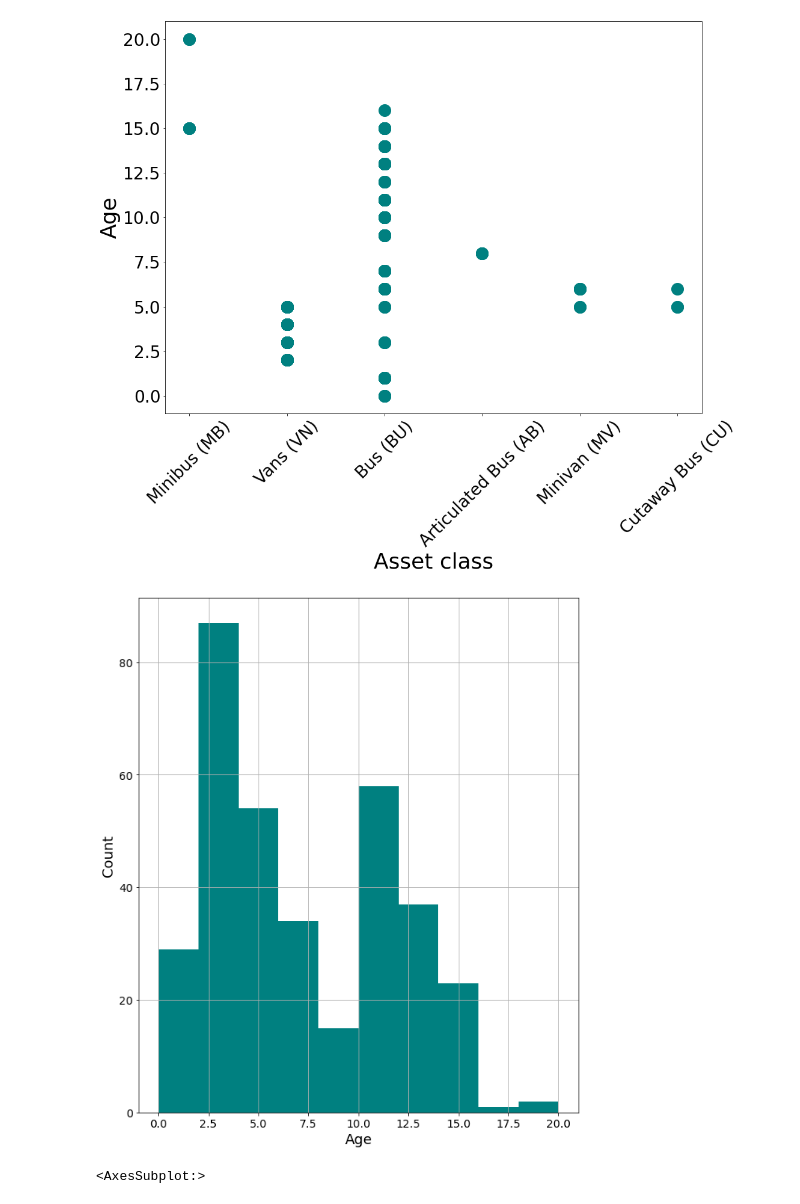
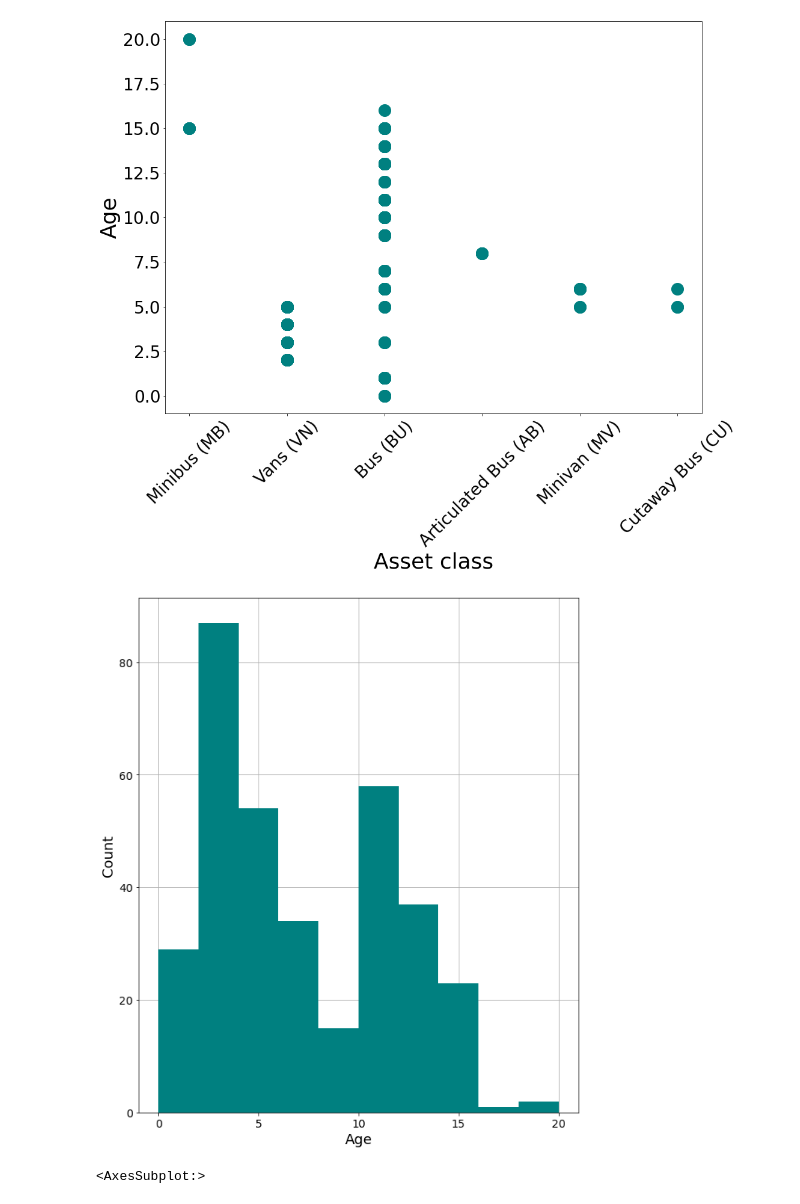
Before and after one commit to narslab/transit-electrification-futures, a Jupyter notebook: bin/jupyter/vehicles.ipynb, the cells around one changed output. Drawn from its saved outputs; the diff is of its cells as text; code cells hidden in the pictures.

```diff
--- a/bin/jupyter/vehicles.ipynb
+++ b/bin/jupyter/vehicles.ipynb
@@ -49,2 +54,9 @@ df4.head()
+# %%
+df4['Asset Class'].replace('Minibus (MB)', 'Minibus', inplace=True)
+df4['Asset Class'].replace('Vans (VN)', 'Van', inplace=True)
+df4['Asset Class'].replace('Bus (BU)', 'Bus', inplace=True)
+df4['Asset Class'].replace('Articulated Bus (AB)', 'Articulated Bus', inplace=True)
+df4['Asset Class'].replace('Minivan (MV)', 'Minivan', inplace=True)
+df4['Asset Class'].replace('Cutaway Bus (CU)', 'Cutaway Bus', inplace=True)
 # %%
 fig, ax = plt.subplots()
@@ -110,14 +122,15 @@ plt.show()
 [figure]
 # %%
 fig, ax = plt.subplots()
-df4['Age'].hist(figsize = (10,12), color='teal')
+df4['Age'].hist(figsize = (10,12), color='teal', zorder=3)
 plt.xlabel("Age", fontsize=18)
 plt.ylabel("Count", fontsize=18)
 plt.xticks(fontsize=14)
 plt.yticks(fontsize=14)
+ax.locator_params(axis='x', integer=True)
 fig.savefig(r'../../figures/hist-age.png', dpi=400, bbox_inches='tight')
 # %% [output]
-[figure, old version]
+[figure, new version]
 # %%
 df4['At or Past ULB'].hist(figsize = (10,12))
 # %% [output]
```
Also changed, not shown: parts of 4 cells of this notebook, 34 other files.
